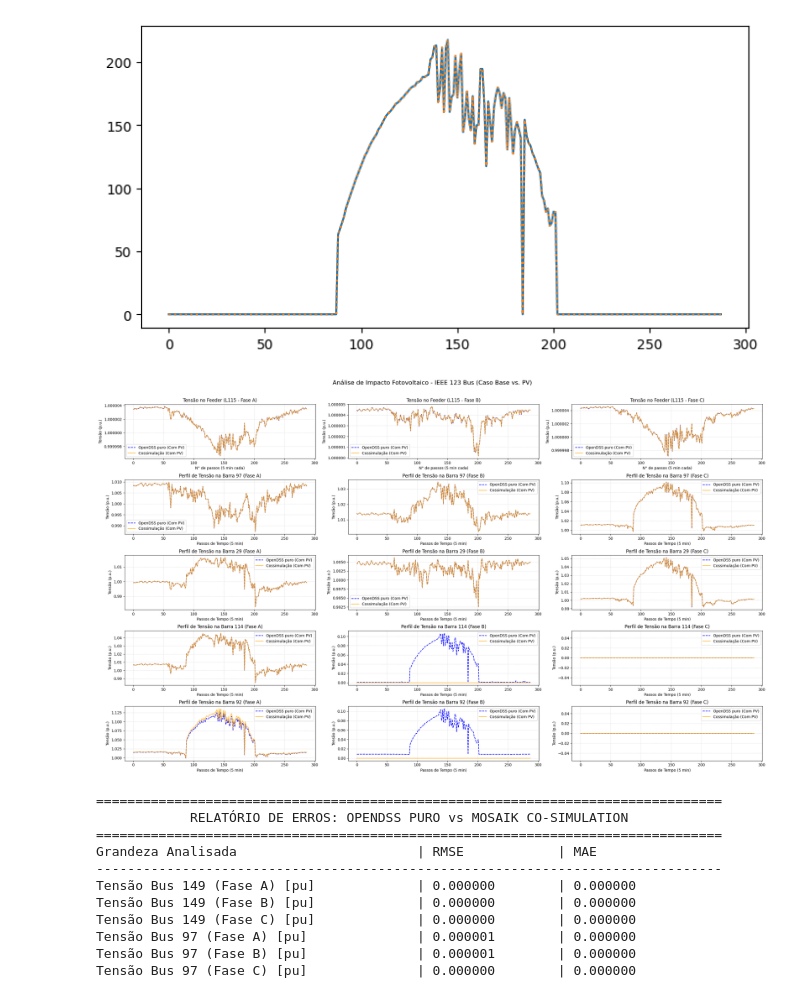
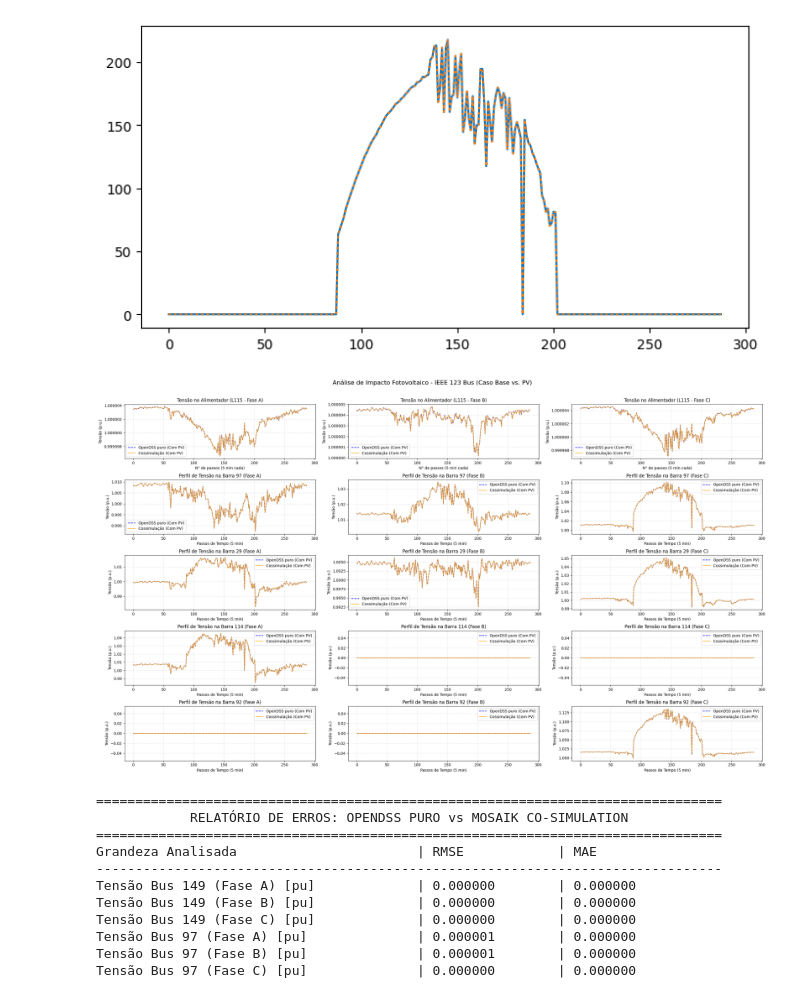
Before and after one commit to grei-ufc/tsre-der-opentes, a Jupyter notebook: src/notebooks/comparacao_123bus.ipynb, the cells around one changed output. Drawn from its saved outputs; the diff is of its cells as text; code cells hidden in the pictures.

Commit message:
Atualização dos plots com a comparação dos perfis de tensão em barras com geração FV, entre o Opendss puro e a cossimulação

```diff
--- a/src/notebooks/comparacao_123bus.ipynb
+++ b/src/notebooks/comparacao_123bus.ipynb
@@ -211,17 +220,17 @@ kv_114 = dss.bus.kv_base * 1000
 
 dss.monitors.name = 'line113_vi'
 bus114_va_pv = [v/kv_114 for v in dss.monitors.channel(1)]
-bus114_vb_pv = [v/kv_114 for v in dss.monitors.channel(3)]
-bus114_vc_pv = [v/kv_114 for v in dss.monitors.channel(5)]
+bus114_vb_pv = [v*0 for v in dss.monitors.channel(1)]
+bus114_vc_pv = [v*0 for v in dss.monitors.channel(1)]
 
 # Barramento 92
 dss.circuit.set_active_bus('92')
 kv_92 = dss.bus.kv_base * 1000
 
 dss.monitors.name = 'line91_vi'
-bus92_va_pv = [v/kv_92 for v in dss.monitors.channel(1)]
-bus92_vb_pv = [v/kv_92 for v in dss.monitors.channel(3)]
-bus92_vc_pv = [v/kv_92 for v in dss.monitors.channel(5)]
+bus92_va_pv = [v*0 for v in dss.monitors.channel(1)]
+bus92_vb_pv = [v*0 for v in dss.monitors.channel(1)]
+bus92_vc_pv = [v/kv_92 for v in dss.monitors.channel(1)]
 
 # # Barramento 20
 # dss.circuit.set_active_bus('20')
@@ -572,7 +581,7 @@ fig.suptitle('Análise de Impacto Fotovoltaico - IEEE 123 Bus (Caso Base vs. PV)
 # 1. Comparação de Tensão no Feeder
 axs[0, 0].plot(passos, l115_va_mag_pv, label='OpenDSS puro (Com PV)', color='blue', linestyle='--')
 axs[0, 0].plot(passos, l115_va_mag_pv_cosim, label='Cossimulação (Com PV)', color='orange', alpha=0.8)
-axs[0, 0].set_title('Tensão no Feeder (L115 - Fase A)')
+axs[0, 0].set_title('Tensão no Alimentador (L115 - Fase A)')
 axs[0, 0].set_ylabel('Tensão (p.u.)')
 axs[0, 0].set_xlabel('N° de passos (5 min cada)')
 axs[0, 0].grid(True, linestyle=':', alpha=0.7)
@@ -582,7 +591,7 @@ axs[0, 0].legend()
 
 axs[0, 1].plot(passos, l115_vb_mag_pv, label='OpenDSS puro (Com PV)', color='blue', linestyle='--')
 axs[0, 1].plot(passos, l115_vb_mag_pv_cosim, label='Cossimulação (Com PV)', color='orange', alpha=0.8)
-axs[0, 1].set_title('Tensão no Feeder (L115 - Fase B)')
+axs[0, 1].set_title('Tensão no Alimentador (L115 - Fase B)')
 axs[0, 1].set_ylabel('Tensão (p.u.)')
 axs[0, 1].set_xlabel('N° de passos (5 min cada)')
 axs[0, 1].grid(True, linestyle=':', alpha=0.7)
@@ -592,7 +601,7 @@ axs[0, 1].legend()
 
 axs[0, 2].plot(passos, l115_vc_mag_pv, label='OpenDSS puro (Com PV)', color='blue', linestyle='--')
 axs[0, 2].plot(passos, l115_vc_mag_pv_cosim, label='Cossimulação (Com PV)', color='orange', alpha=0.8)
-axs[0, 2].set_title('Tensão no Feeder (L115 - Fase C)')
+axs[0, 2].set_title('Tensão no Alimentador (L115 - Fase C)')
 axs[0, 2].set_ylabel('Tensão (p.u.)')
 axs[0, 2].set_xlabel('N° de passos (5 min cada)')
 axs[0, 2].grid(True, linestyle=':', alpha=0.7)
@@ -678,34 +687,34 @@ axs[3, 2].legend()
 # --- Barra 92 ---
 axs[4, 0].plot(passos, bus92_va_pv, label='OpenDSS puro (Com PV)', color='blue', linestyle='--')
 axs[4, 0].plot(passos, bus92_va_pv_cosim, label='Cossimulação (Com PV)', color='orange', alpha=0.8)
 axs[4, 0].set_title('Perfil de Tensão na Barra 92 (Fase A)')
 axs[4, 0].set_xlabel('Passos de Tempo (5 min)')
 axs[4, 0].set_ylabel('Tensão (p.u.)')
 axs[4, 0].grid(True, linestyle=':', alpha=0.7)
 axs[4, 0].legend()
 
 axs[4, 1].plot(passos, bus92_vb_pv, label='OpenDSS puro (Com PV)', color='blue', linestyle='--')
 axs[4, 1].plot(passos, bus92_vb_pv_cosim, label='Cossimulação (Com PV)', color='orange', alpha=0.8)
 axs[4, 1].set_title('Perfil de Tensão na Barra 92 (Fase B)')
 axs[4, 1].set_xlabel('Passos de Tempo (5 min)')
 axs[4, 1].set_ylabel('Tensão (p.u.)')
 axs[4, 1].grid(True, linestyle=':', alpha=0.7)
 axs[4, 1].legend()
 
 axs[4, 2].plot(passos, bus92_vc_pv, label='OpenDSS puro (Com PV)', color='blue', linestyle='--')
 axs[4, 2].plot(passos, bus92_vc_pv_cosim, label='Cossimulação (Com PV)', color='orange', alpha=0.8)
 axs[4, 2].set_title('Perfil de Tensão na Barra 92 (Fase C)')
 axs[4, 2].set_xlabel('Passos de Tempo (5 min)')
 axs[4, 2].set_ylabel('Tensão (p.u.)')
 axs[4, 2].grid(True, linestyle=':', alpha=0.7)
 axs[4, 2].legend()
 
 # Ajusta o layout para evitar sobreposição de textos
 plt.tight_layout()
 plt.subplots_adjust(top=0.92) # Dá um espaço para o título principal
 plt.show()
 # %% [output]
-[figure, old version]
+[figure, new version]
 # %%
 # ==============================================================================
 # ALGORITMO DE CÁLCULO DE MÉTRICAS DE ERRO (PURO PYTHON)
```
Also changed, not shown: parts of 5 cells of this notebook.
